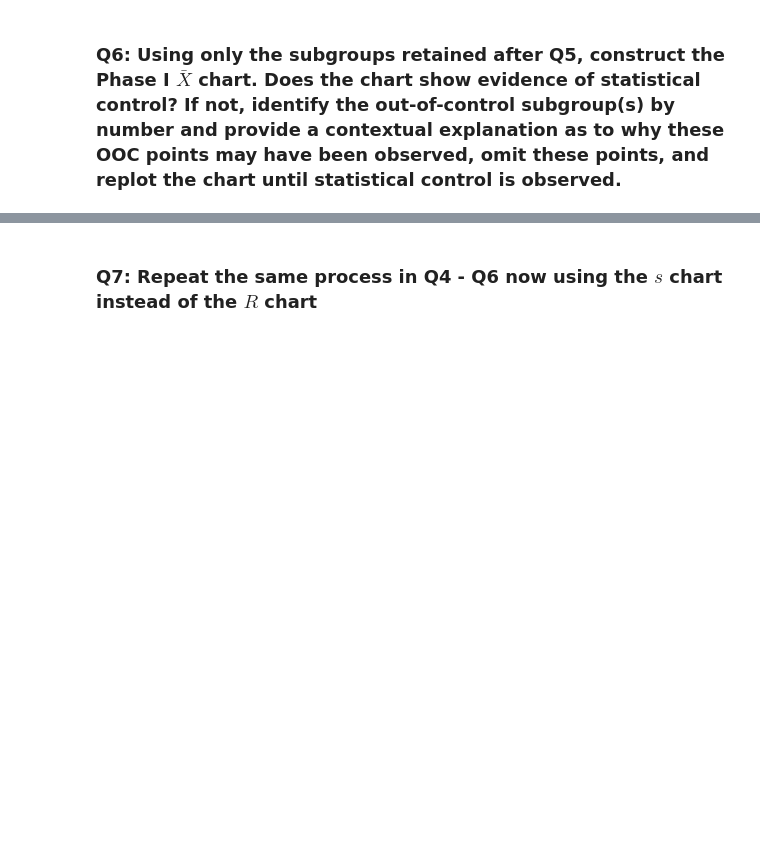
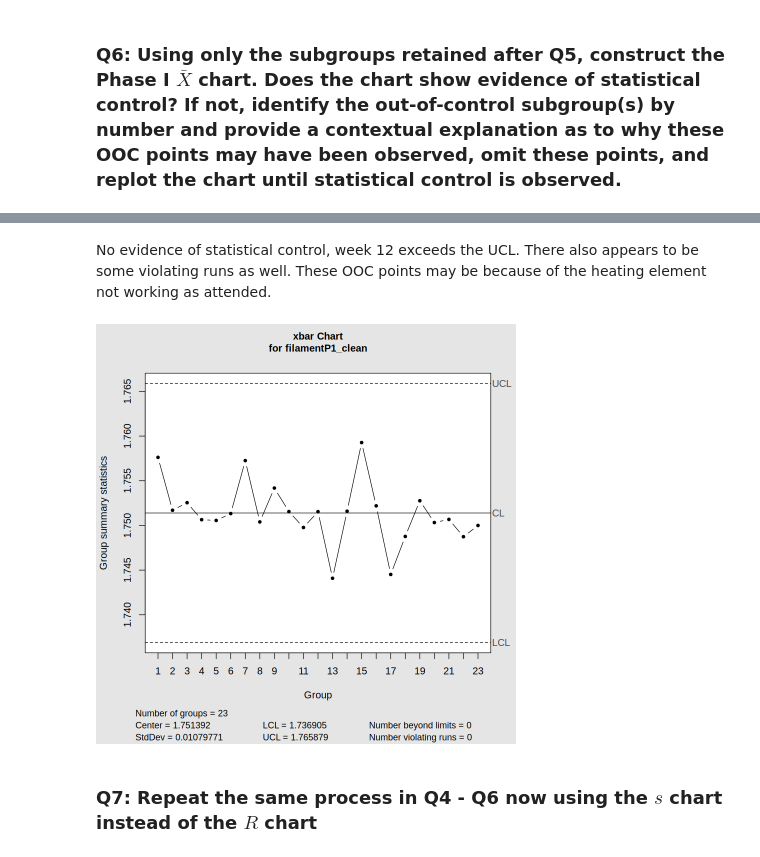
Before and after one commit to tchoud227/STAT-7110-Quality-Control, a Jupyter notebook: Assignments/HW1/STAT-7110-HW1.ipynb, the cells around one changed output, grey strips where cells are left out. Drawn from its saved outputs; the diff is of its cells as text; code cells hidden in the pictures; blank space fills up the shorter version.

```diff
--- a/Assignments/HW1/STAT-7110-HW1.ipynb
+++ b/Assignments/HW1/STAT-7110-HW1.ipynb
@@ -160,3 +174,13 @@ phase1_xbar <- qcc(filamentP1_df,
+# %% [markdown]
+No evidence of statistical control, week 12 exceeds the UCL. There also appears to be some violating runs as well. These OOC points may be because of the heating element not working as attended.
+# %%
+# Ommitting week12
+filamentP1_clean <- filamentP1_clean |> slice(-12)
+phase1_xbar_clean <- qcc(filamentP1_clean,
+                      type = "xbar",
+                      plot = TRUE)
+# %% [output]
+[figure, added]
 # %% [markdown]
 ### Q7: Repeat the same process in Q4 - Q6 now using the $s$ chart instead of the $R$ chart
 # %%
```
Also changed, not shown: parts of 12 cells of this notebook.
